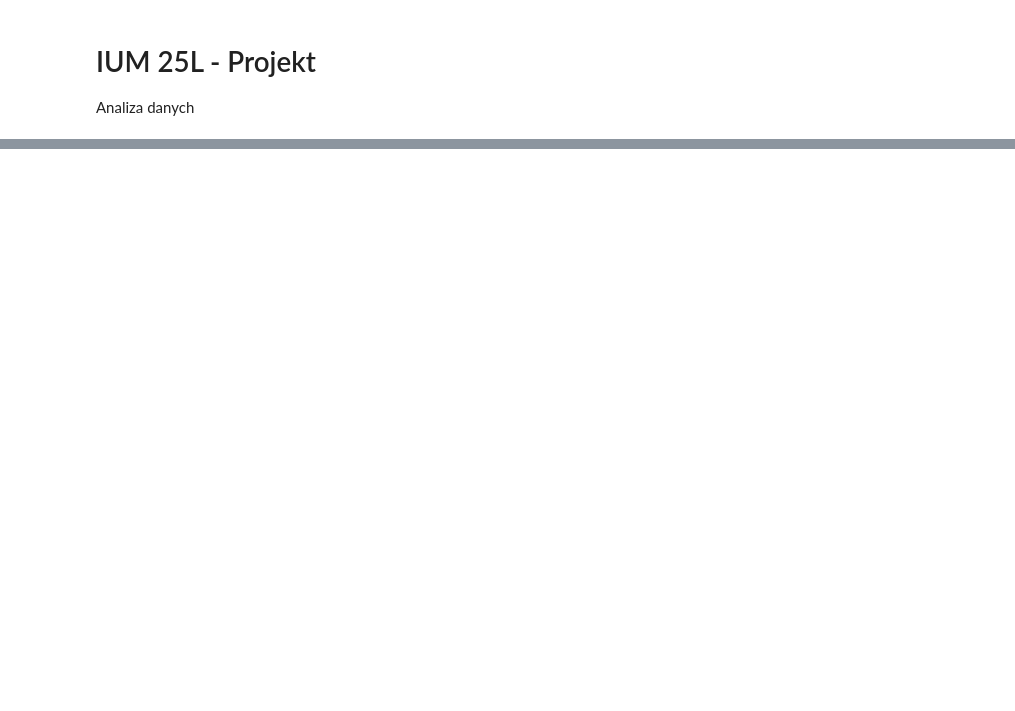
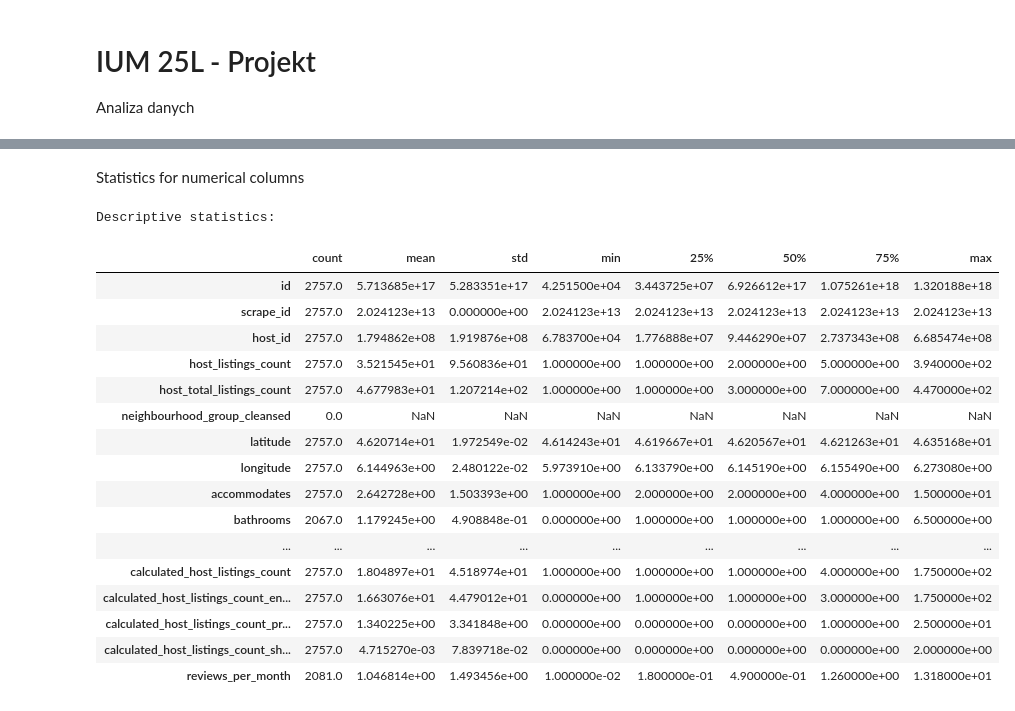
Before and after one commit to msadlej/Nocarz, a Jupyter notebook: data.ipynb, the cells around one changed output, grey strips where cells are left out. Saved outputs shown, nothing was run; the diff lists cells and outputs as text; code cells hidden in the pictures; blank space fills up the shorter version.

```diff
--- a/data.ipynb
+++ b/data.ipynb
@@ -99,0 +180,3 @@ Percentage of rows dropped: 35.96%
+# %%
+listings = pd.read_csv("listings/listings.csv")
+listings
@@ -99,0 +222,24 @@ Percentage of rows dropped: 35.96%
+# %% [markdown]
+Statistics for numerical columns
+# %%
+print("\nDescriptive statistics:")
+listings.describe().T
+# %% [output]
+Descriptive statistics:
+|  | count | mean | std | min | 25% | 50% | 75% | max |
+| id | 2757.0 | 5.713685e+17 | 5.283351e+17 | 4.251500e+04 | 3.443725e+07 | 6.926612e+17 | 1.075261e+18 | 1.320188e+18 |
+| scrape_id | 2757.0 | 2.024123e+13 | 0.000000e+00 | 2.024123e+13 | 2.024123e+13 | 2.024123e+13 | 2.024123e+13 | 2.024123e+13 |
+| host_id | 2757.0 | 1.794862e+08 | 1.919876e+08 | 6.783700e+04 | 1.776888e+07 | 9.446290e+07 | 2.737343e+08 | 6.685474e+08 |
+| host_listings_count | 2757.0 | 3.521545e+01 | 9.560836e+01 | 1.000000e+00 | 1.000000e+00 | 2.000000e+00 | 5.000000e+00 | 3.940000e+02 |
+| host_total_listings_count | 2757.0 | 4.677983e+01 | 1.207214e+02 | 1.000000e+00 | 1.000000e+00 | 3.000000e+00 | 7.000000e+00 | 4.470000e+02 |
+| neighbourhood_group_cleansed | 0.0 | NaN | NaN | NaN | NaN | NaN | NaN | NaN |
+| latitude | 2757.0 | 4.620714e+01 | 1.972549e-02 | 4.614243e+01 | 4.619667e+01 | 4.620567e+01 | 4.621263e+01 | 4.635168e+01 |
+| longitude | 2757.0 | 6.144963e+00 | 2.480122e-02 | 5.973910e+00 | 6.133790e+00 | 6.145190e+00 | 6.155490e+00 | 6.273080e+00 |
+| accommodates | 2757.0 | 2.642728e+00 | 1.503393e+00 | 1.000000e+00 | 2.000000e+00 | 2.000000e+00 | 4.000000e+00 | 1.500000e+01 |
+| bathrooms | 2067.0 | 1.179245e+00 | 4.908848e-01 | 0.000000e+00 | 1.000000e+00 | 1.000000e+00 | 1.000000e+00 | 6.500000e+00 |
+| ... | ... | ... | ... | ... | ... | ... | ... | ... |
+| calculated_host_listings_count | 2757.0 | 1.804897e+01 | 4.518974e+01 | 1.000000e+00 | 1.000000e+00 | 1.000000e+00 | 4.000000e+00 | 1.750000e+02 |
+| calculated_host_listings_count_en... | 2757.0 | 1.663076e+01 | 4.479012e+01 | 0.000000e+00 | 1.000000e+00 | 1.000000e+00 | 3.000000e+00 | 1.750000e+02 |
+| calculated_host_listings_count_pr... | 2757.0 | 1.340225e+00 | 3.341848e+00 | 0.000000e+00 | 0.000000e+00 | 0.000000e+00 | 1.000000e+00 | 2.500000e+01 |
+| calculated_host_listings_count_sh... | 2757.0 | 4.715270e-03 | 7.839718e-02 | 0.000000e+00 | 0.000000e+00 | 0.000000e+00 | 0.000000e+00 | 2.000000e+00 |
+| reviews_per_month | 2081.0 | 1.046814e+00 | 1.493456e+00 | 1.000000e-02 | 1.800000e-01 | 4.900000e-01 | 1.260000e+00 | 1.318000e+01 |
```
Also changed, not shown: parts of 25 cells of this notebook.
